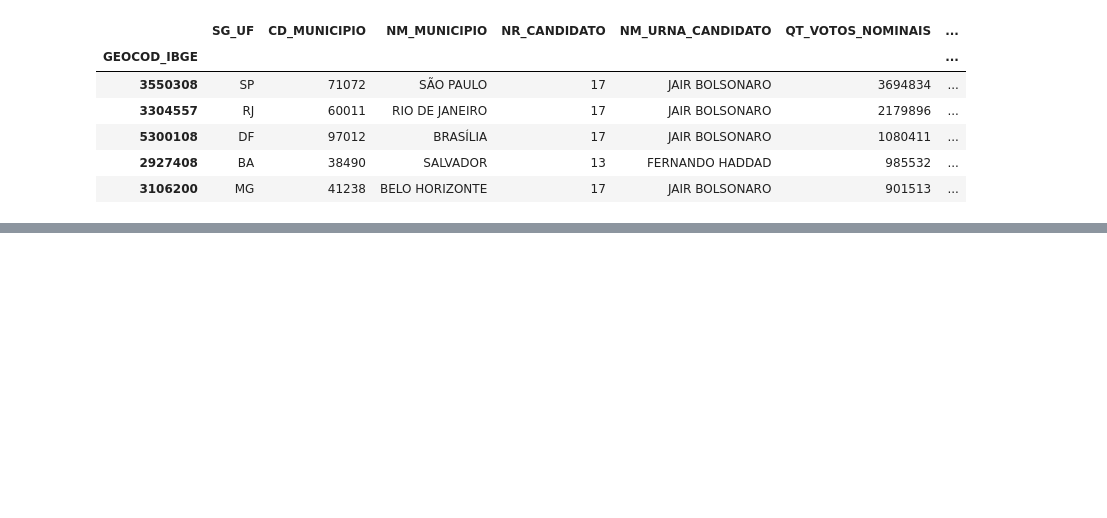
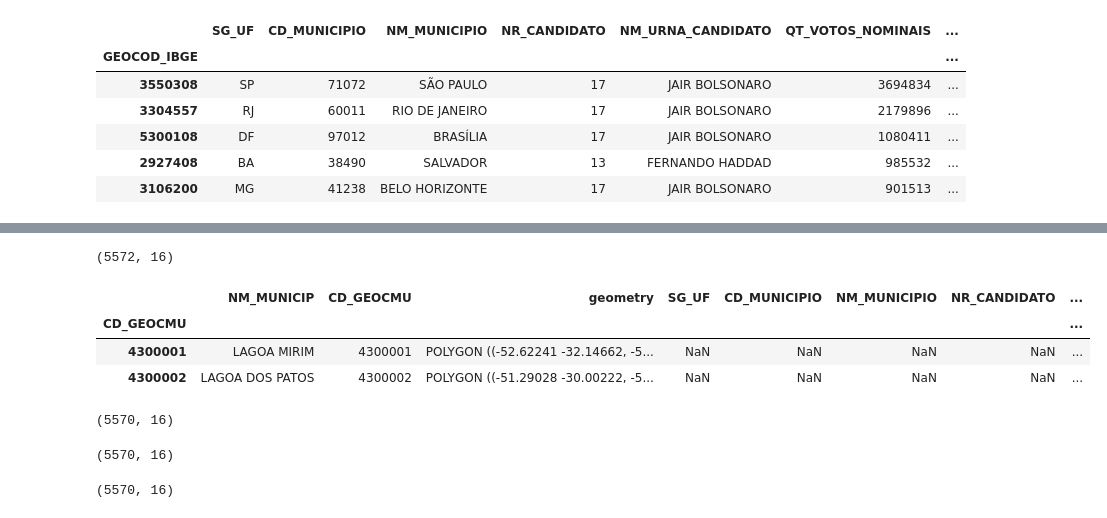
Before and after one commit to ebraimcarvalho/analise-dados-python-labhacker, a Jupyter notebook: mapa_eleicao/Untitled.ipynb, the cells around one changed output, grey strips where cells are left out. Saved outputs shown, nothing was run; the diff lists cells and outputs as text; code cells hidden in the pictures; blank space fills up the shorter version.

Commit message:
eliminando linhas excedentes do df_mapa_novo

```diff
--- a/mapa_eleicao/Untitled.ipynb
+++ b/mapa_eleicao/Untitled.ipynb
@@ -599,3 +599,8 @@ df_vot_equi.head()
 | 5300108 | DF | 97012 | BRASÍLIA | 17 | JAIR BOLSONARO | 1080411 | ... |
 | 2927408 | BA | 38490 | SALVADOR | 13 | FERNANDO HADDAD | 985532 | ... |
 | 3106200 | MG | 41238 | BELO HORIZONTE | 17 | JAIR BOLSONARO | 901513 | ... |
+# %%
+# Vamos juntar os dataframes
+df_mapa_novo = df_mapa.join(df_vot_equi)
+
+df_mapa_novo.head().T
@@ -601,0 +625,29 @@ df_vot_equi.head()
+# %%
+# Verificando o tamanho do mapa novo
+df_mapa_novo.shape
+# %% [output]
+(5572, 16)
+# %%
+df_mapa_novo[df_mapa_novo['NM_MUNICIPIO'].isnull()].head()
+# %% [output]
+|  | NM_MUNICIP | CD_GEOCMU | geometry | SG_UF | CD_MUNICIPIO | NM_MUNICIPIO | NR_CANDIDATO | ... |
+| CD_GEOCMU |  |  |  |  |  |  |  | ... |
+| 4300001 | LAGOA MIRIM | 4300001 | POLYGON ((-52.62241 -32.14662, -5... | NaN | NaN | NaN | NaN | ... |
+| 4300002 | LAGOA DOS PATOS | 4300002 | POLYGON ((-51.29028 -30.00222, -5... | NaN | NaN | NaN | NaN | ... |
+# %%
+df_mapa_novo[df_mapa_novo['NM_MUNICIPIO'].notnull()].shape
+# %% [output]
+(5570, 16)
+# %%
+# verifiando o tamnho do dataframe se selecionarmos as linhas que nao tenha dados null na coluna NM_MUNICIPIO
+df2 = df_mapa_novo[df_mapa_novo['NM_MUNICIPIO'].notnull()]
+df2.shape
+# %% [output]
+(5570, 16)
+# %%
+# Retirando as duas linhas onde tem registros NaN, que vimos que são o município lagoa mirim e lagoa dos patos
+# Na verdade, essas lagoas não são municipios, mas o shapefile os consideram para desenhar o mapa completo.
+df_mapa_novo = df_mapa_novo[df_mapa_novo['NM_MUNICIPIO'].notnull()]
+df_mapa_novo.shape
+# %% [output]
+(5570, 16)
```
Also changed, not shown: parts of 1 cell of this notebook.
